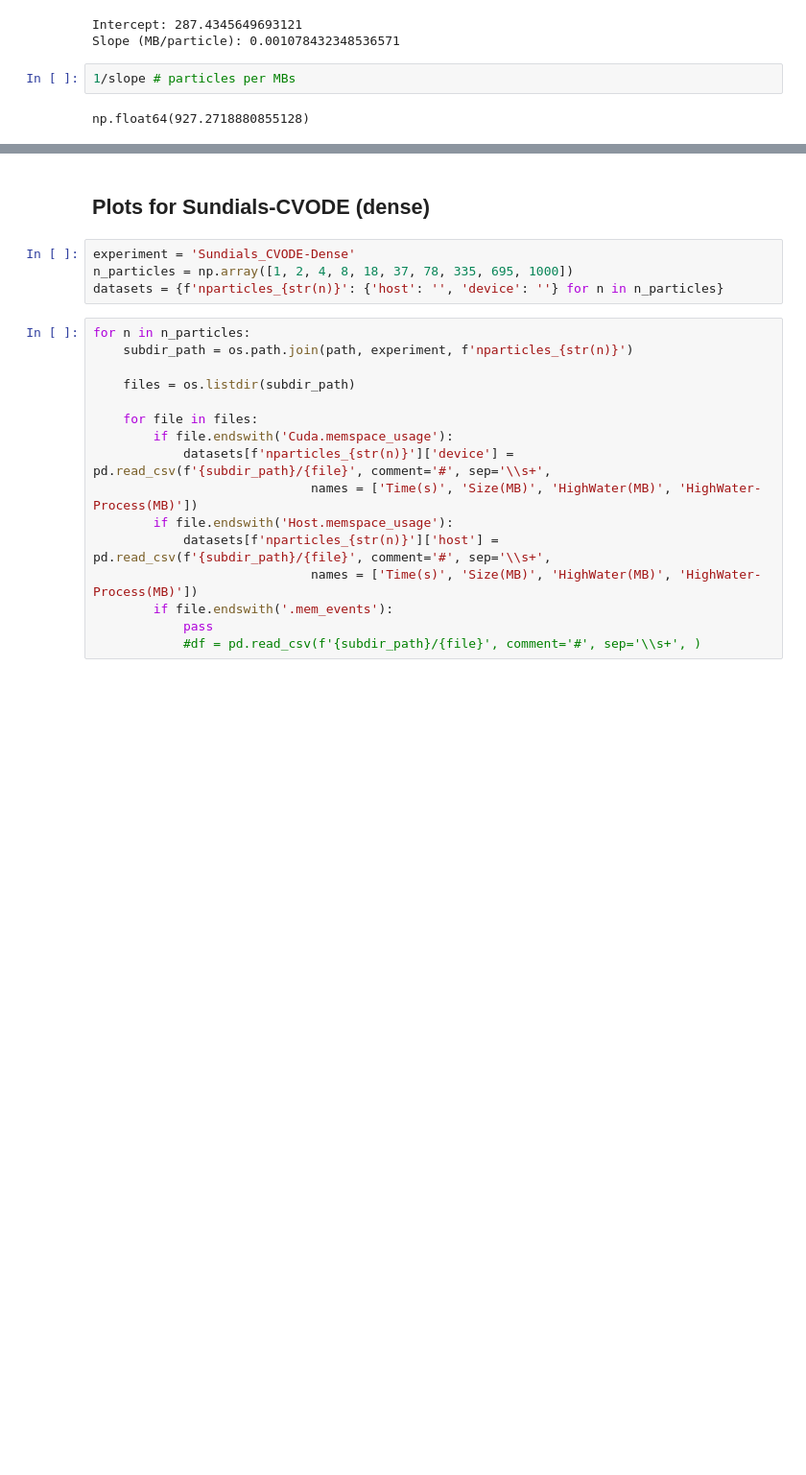
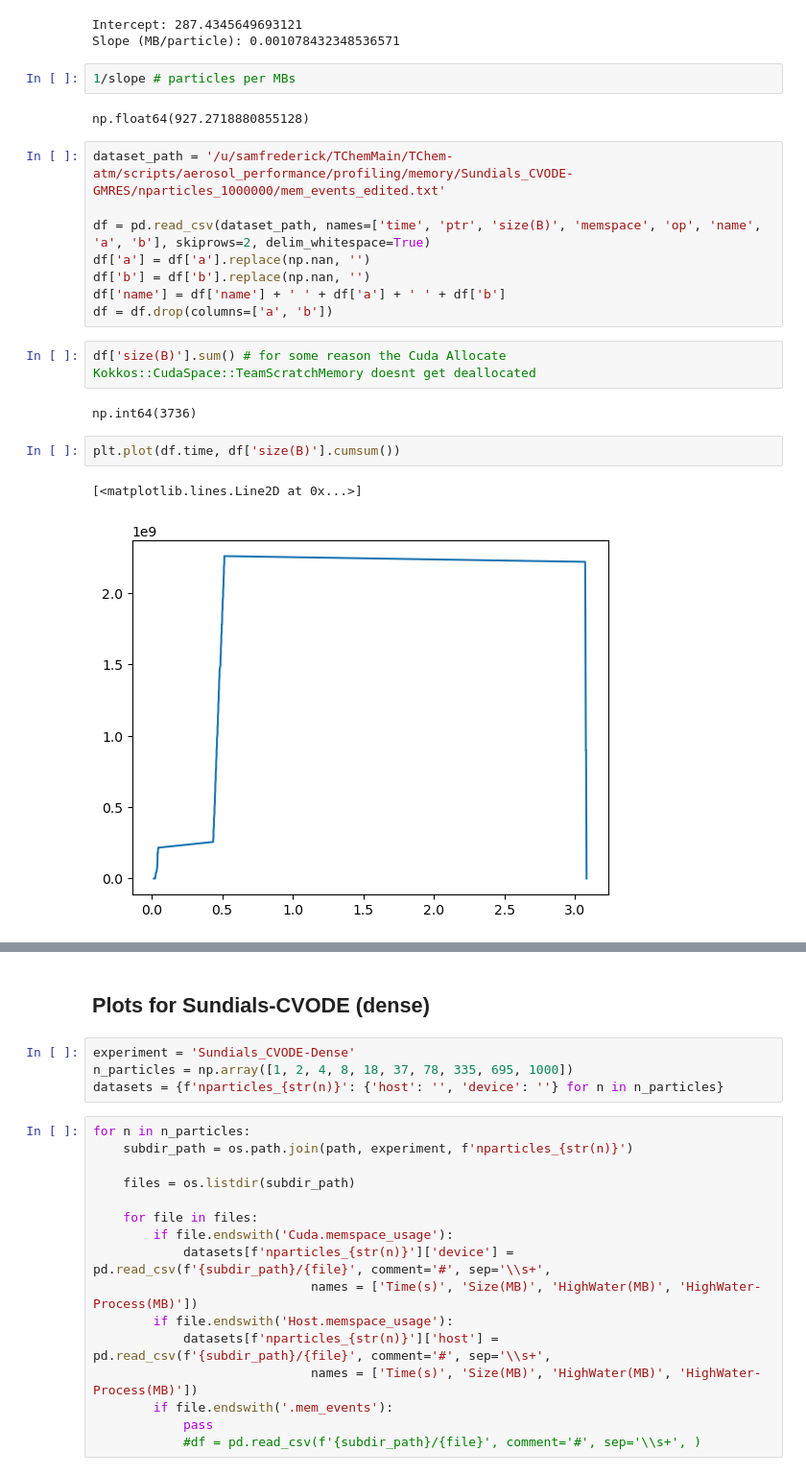
Before and after one commit to PCLAeroParams/TChem-atm, a Jupyter notebook: scripts/aerosol_performance/profiling/memory/memory-timeline.ipynb, the cells around one changed output, grey strips where cells are left out. Shown at 96% size. Drawn from its saved outputs; the diff is of its cells as text; blank space fills up the shorter version.

```diff
--- a/scripts/aerosol_performance/profiling/memory/memory-timeline.ipynb
+++ b/scripts/aerosol_performance/profiling/memory/memory-timeline.ipynb
@@ -97,3 +97,20 @@ Slope (MB/particle): 0.001078432348536571
 1/slope # particles per MBs
 # %% [output]
 np.float64(927.2718880855128)
+# %%
+dataset_path = '/u/samfrederick/TChemMain/TChem-atm/scripts/aerosol_performance/profiling/memory/Sundials_CVODE-GMRES/nparticles_1000000/mem_events_edited.txt'
+
+df = pd.read_csv(dataset_path, names=['time', 'ptr', 'size(B)', 'memspace', 'op', 'name', 'a', 'b'], skiprows=2, delim_whitespace=True)
+df['a'] = df['a'].replace(np.nan, '')
+df['b'] = df['b'].replace(np.nan, '')
+df['name'] = df['name'] + ' ' + df['a'] + ' ' + df['b']
+df = df.drop(columns=['a', 'b'])
+# %%
+df['size(B)'].sum() # for some reason the Cuda Allocate Kokkos::CudaSpace::TeamScratchMemory doesnt get deallocated
+# %% [output]
+np.int64(3736)
+# %%
+plt.plot(df.time, df['size(B)'].cumsum())
+# %% [output]
+[<matplotlib.lines.Line2D at 0x...>]
+[figure, added]
```
Also changed, not shown: parts of 16 cells of this notebook.
